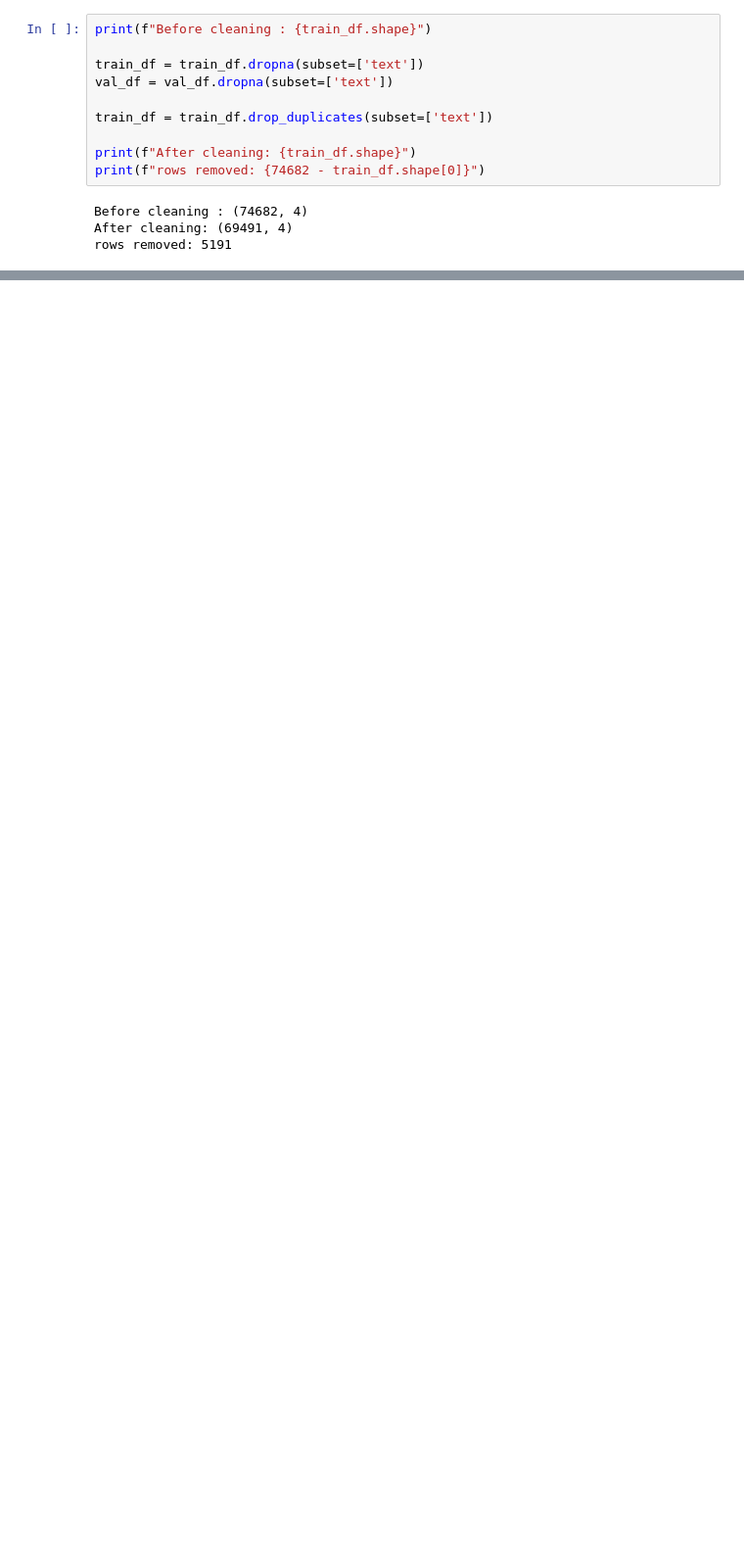
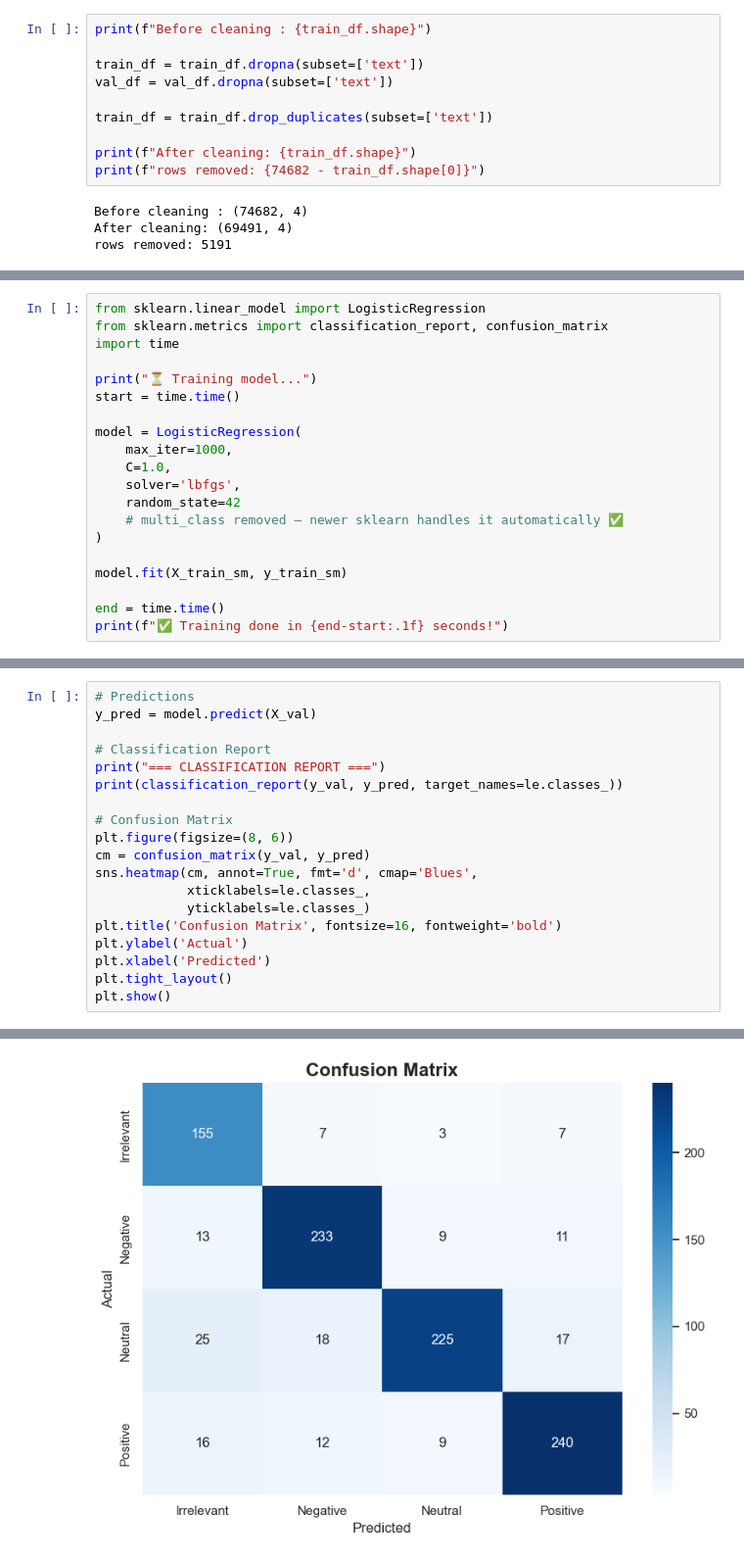
Before and after one commit to ankitha-km/sentiment-analyzer, a Jupyter notebook: notebook/01_eda_and_model.ipynb, the cells around one changed output, grey strips where cells are left out. Shown at 98% size. Saved outputs shown, nothing was run; the diff lists cells and outputs as text; blank space fills up the shorter version.

```diff
--- a/notebook/01_eda_and_model.ipynb
+++ b/notebook/01_eda_and_model.ipynb
@@ -124,0 +272,20 @@ TypeError: WordNetLemmatizer.lemmatize() missing 1 required positional argument:
+# %%
+from sklearn.linear_model import LogisticRegression
+from sklearn.metrics import classification_report, confusion_matrix
+import time
+
+print("⏳ Training model...")
+start = time.time()
+
+model = LogisticRegression(
+    max_iter=1000,
+    C=1.0,
+    solver='lbfgs',
+    random_state=42
+    # multi_class removed — newer sklearn handles it automatically ✅
+)
+
+model.fit(X_train_sm, y_train_sm)
+
+end = time.time()
+print(f"✅ Training done in {end-start:.1f} seconds!")
@@ -124,0 +298,20 @@ TypeError: WordNetLemmatizer.lemmatize() missing 1 required positional argument:
+# %%
+# Predictions
+y_pred = model.predict(X_val)
+
+# Classification Report
+print("=== CLASSIFICATION REPORT ===")
+print(classification_report(y_val, y_pred, target_names=le.classes_))
+
+# Confusion Matrix
+plt.figure(figsize=(8, 6))
+cm = confusion_matrix(y_val, y_pred)
+sns.heatmap(cm, annot=True, fmt='d', cmap='Blues',
+            xticklabels=le.classes_,
+            yticklabels=le.classes_)
+plt.title('Confusion Matrix', fontsize=16, fontweight='bold')
+plt.ylabel('Actual')
+plt.xlabel('Predicted')
+plt.tight_layout()
+plt.show()
+# %% [output]
@@ -124,0 +329 @@ TypeError: WordNetLemmatizer.lemmatize() missing 1 required positional argument:
+[figure, added]
```
Also changed, not shown: parts of 20 cells of this notebook, 6 other files.
